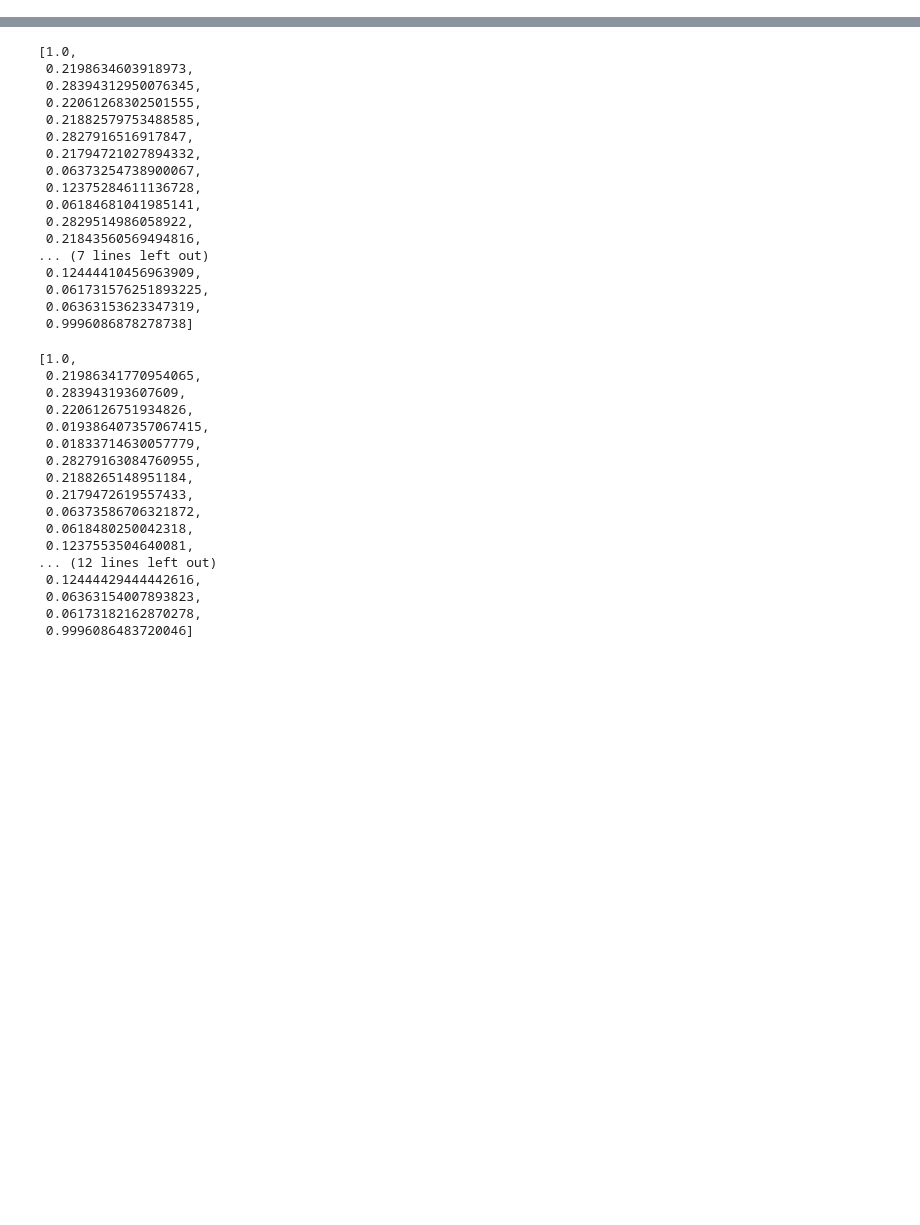
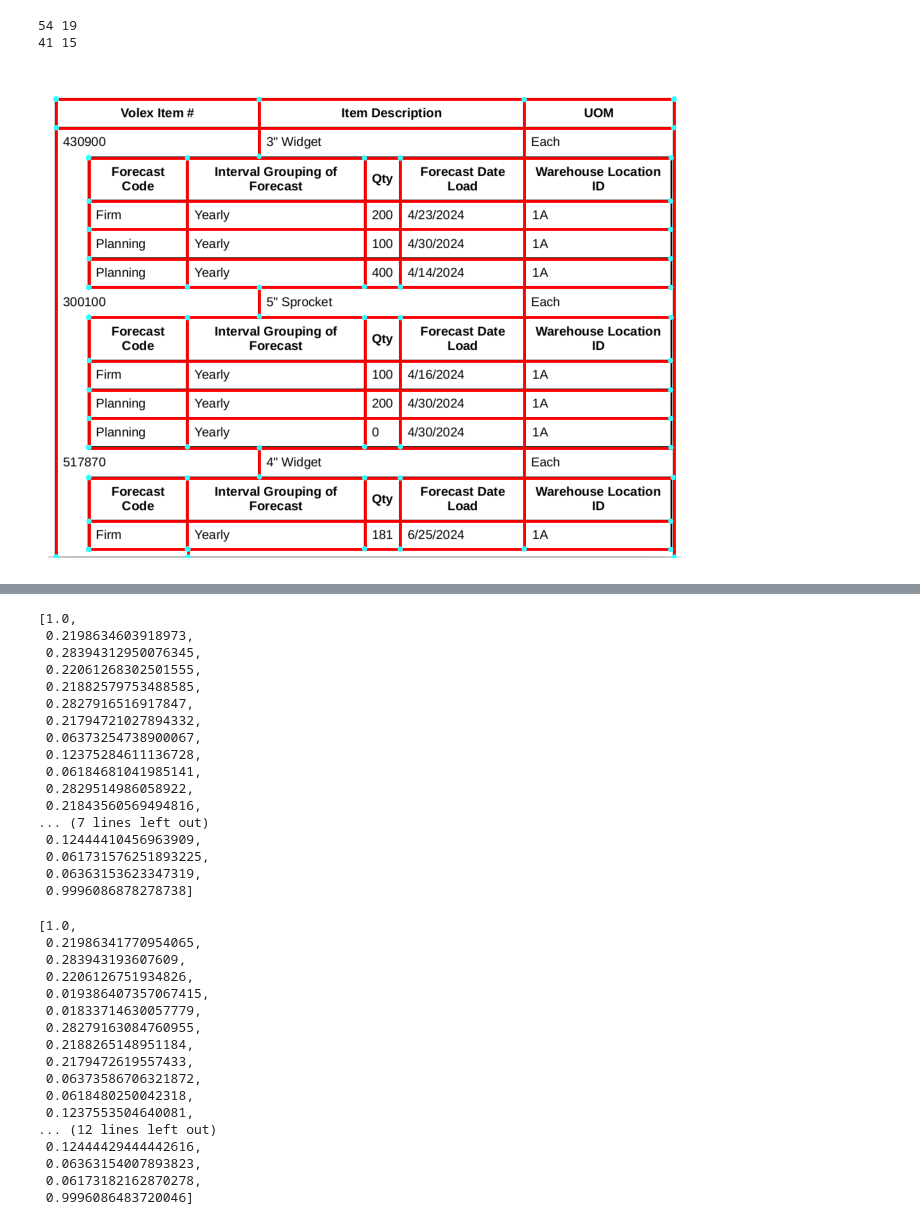
Before and after one commit to drio-inc/lcnn, a Jupyter notebook: line_manager.ipynb, the cells around one changed output, grey strips where cells are left out. Saved outputs shown, nothing was run; the diff lists cells and outputs as text; code cells hidden in the pictures; blank space fills up the shorter version.

```diff
--- a/line_manager.ipynb
+++ b/line_manager.ipynb
@@ -130,6 +130,6 @@ def infer(model,im,device):
     # postprocess lines to remove overlapped lines
     diag = (im.shape[0] ** 2 + im.shape[1] ** 2) ** 0.5
     nlines, nscores = postprocess(lines, scores, diag * 0.01, 0, False)
-    keep_idx=nscores>0.995
+    keep_idx=nscores>0.94
     nlines,nscores=nlines[keep_idx,:],nscores[keep_idx]
     return nlines,nscores,im
@@ -510,7 +574,6 @@ class LineManager():
         return str(self.__dict__)
 # %%
 model,device=load_model()
-nlines,nscores,im=infer(model,'test.png',device)
-line_m=LineManager(nlines,im)
+nlines,nscores,im=infer(model,'test3.png',device)
 # %% [output]
 <Box: {'io': {'logdir': 'logs/', 'datadir': 'data/wireframe/', 'resume_from': None, 'num_workers': 4, 'tensorboard_port': 0, 'validation_interval': 24000}, 'model': {'image': {'mean': [109.73, 103.832 ...
@@ -522,0 +602,22 @@ Words and Bounding Boxes registered!
+# %%
+line_m=line_m.process_lplines()
+plt.gca().set_axis_off()
+plt.subplots_adjust(top=1, bottom=0, right=1, left=0, hspace=0, wspace=0)
+plt.margins(0, 0)
+for line in line_m.h_l+line_m.v_l:
+    a,b=line.point1,line.point2
+    plt.plot([a[1], b[1]], [a[0], b[0]], c='red', linewidth=2)
+    plt.scatter(a[1], a[0], **PLTOPTS)
+    plt.scatter(b[1], b[0], **PLTOPTS)
+    # for a,b in [i for line in line_m.intersections for i in line]:
+    #     plt.scatter(b, a, **PLTOPTS)
+
+plt.gca().xaxis.set_major_locator(plt.NullLocator())
+plt.gca().yaxis.set_major_locator(plt.NullLocator())
+plt.imshow(im)
+plt.show()
+plt.close()
+# %% [output]
+54 19
+41 15
+[figure, added]
```
Also changed, not shown: parts of 12 cells of this notebook.
